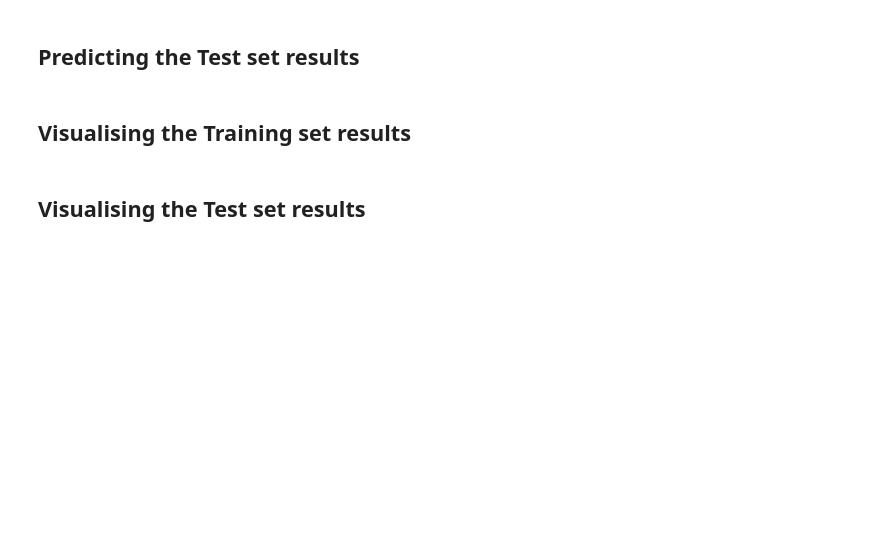
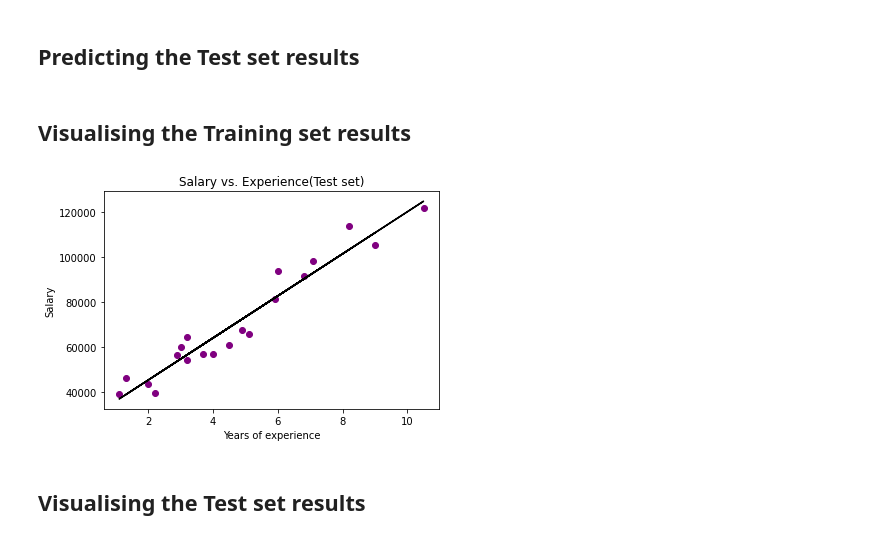
Before and after one commit to ringerH/ML-basics, a Jupyter notebook: simple_linear_regression.ipynb, the cells around one changed output. Cells and saved outputs as stored; diff of their text form; code cells hidden in the pictures; blank space fills up the shorter version.

```diff
--- a/simple_linear_regression.ipynb
+++ b/simple_linear_regression.ipynb
@@ -18,7 +18,7 @@ y=dataset.iloc[:, -1].values
 ## Splitting the dataset into the Training set and Test set
 # %%
 from sklearn.model_selection import train_test_split
-x_train, x_test, y_train, y_test = train_test_split(x, y, test_size=0.2, random_state=0)
+x_train, x_test, y_train, y_test = train_test_split(x, y, test_size=1/3, random_state=0)
 # %% [markdown]
 ## Training the Simple Linear Regression model on the Training set
 # %%
@@ -33,5 +33,14 @@ LinearRegression()
 y_pred= regressor.predict(x_test)
 # %% [markdown]
 ## Visualising the Training set results
+# %%
+plt.scatter(x_train, y_train, color="purple")
+plt.plot(x_train, regressor.predict(x_train), color="black")
+plt.title('Salary vs. Experience(Test set)')
+plt.xlabel('Years of experience')
+plt.ylabel('Salary')
+plt.show()
+# %% [output]
+[figure, added]
 # %% [markdown]
 ## Visualising the Test set results
```
Also changed, not shown: parts of 8 cells of this notebook.
